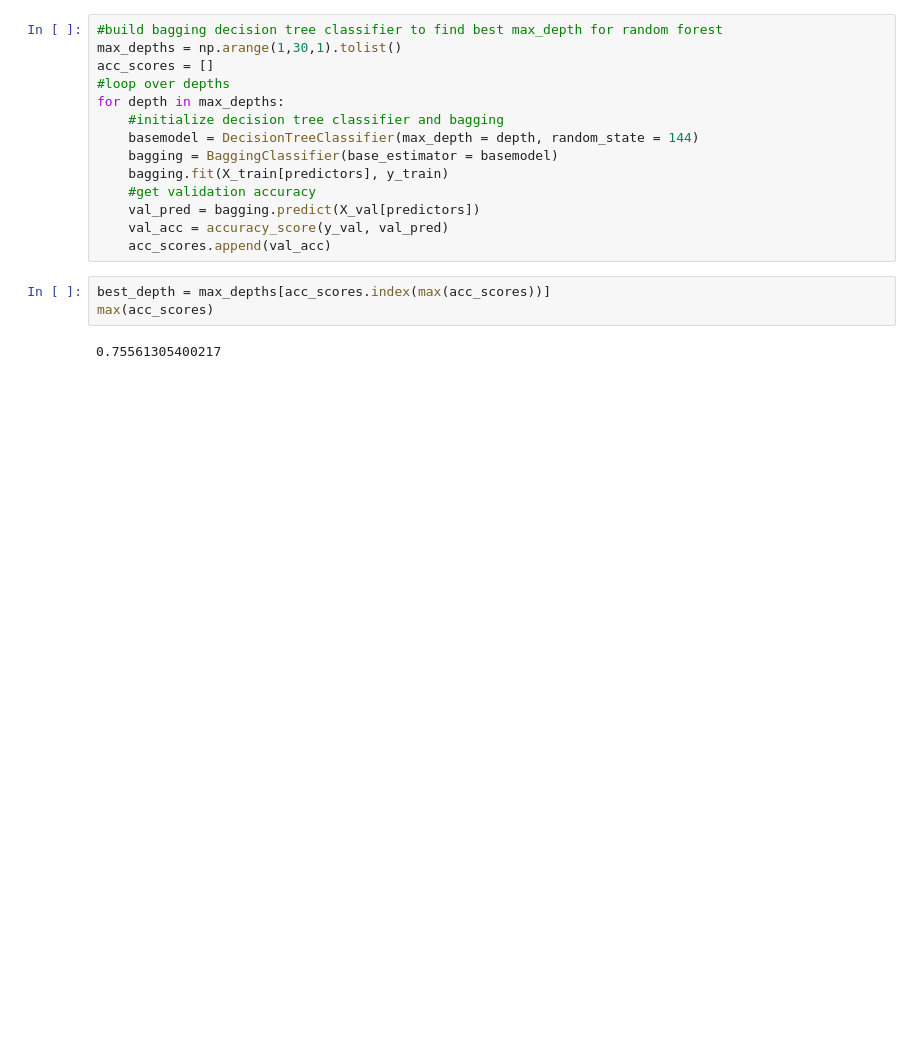
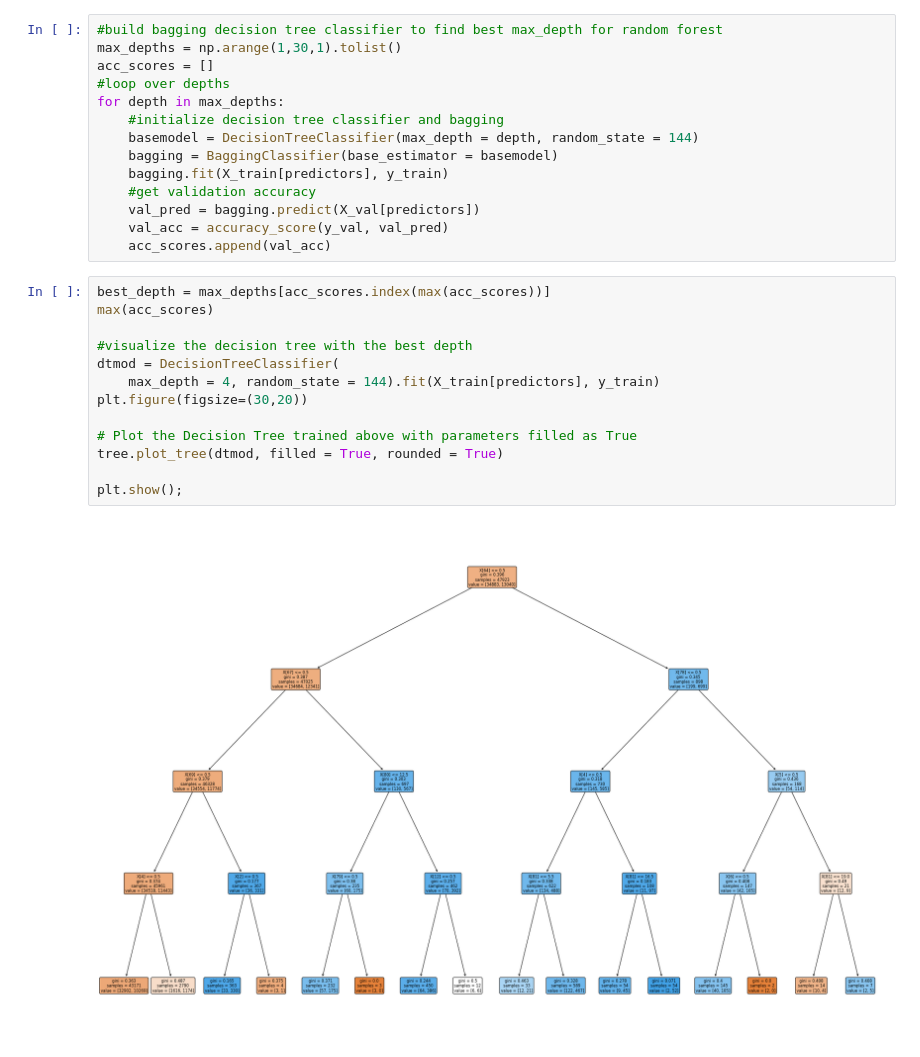
Before and after one commit to dapontesmith/cs109a_project, a Jupyter notebook: main_script.ipynb, the cells around one changed output. Drawn from its saved outputs; the diff is of its cells as text; blank space fills up the shorter version.

```diff
--- a/main_script.ipynb
+++ b/main_script.ipynb
@@ -247,11 +284,21 @@ for depth in max_depths:
     val_pred = bagging.predict(X_val[predictors])
     val_acc = accuracy_score(y_val, val_pred)
     acc_scores.append(val_acc)
-# %%
-best_depth = max_depths[acc_scores.index(max(acc_scores))]
-max(acc_scores)
-# %% [output]
-0.75561305400217
+# %%
+best_depth = max_depths[acc_scores.index(max(acc_scores))]
+max(acc_scores)
+
+#visualize the decision tree with the best depth
+dtmod = DecisionTreeClassifier(
+    max_depth = 4, random_state = 144).fit(X_train[predictors], y_train)
+plt.figure(figsize=(30,20))
+
+# Plot the Decision Tree trained above with parameters filled as True
+tree.plot_tree(dtmod, filled = True, rounded = True)
+
+plt.show();
+# %% [output]
+[figure, added]
 # %%
 #BUILD RANDOM FOREST CLASSIFIER using best depth from above
 #  and set the maximum depth to be max_depth and use 100 estimators
```
Also changed, not shown: parts of 20 cells of this notebook.
